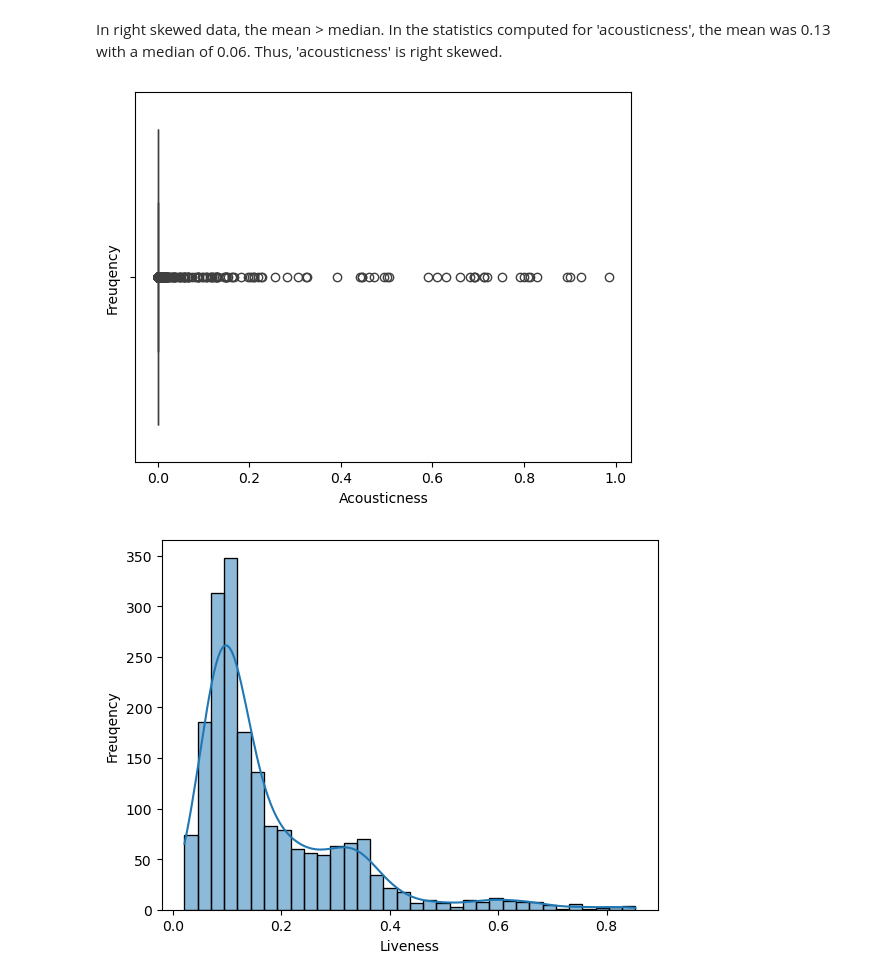
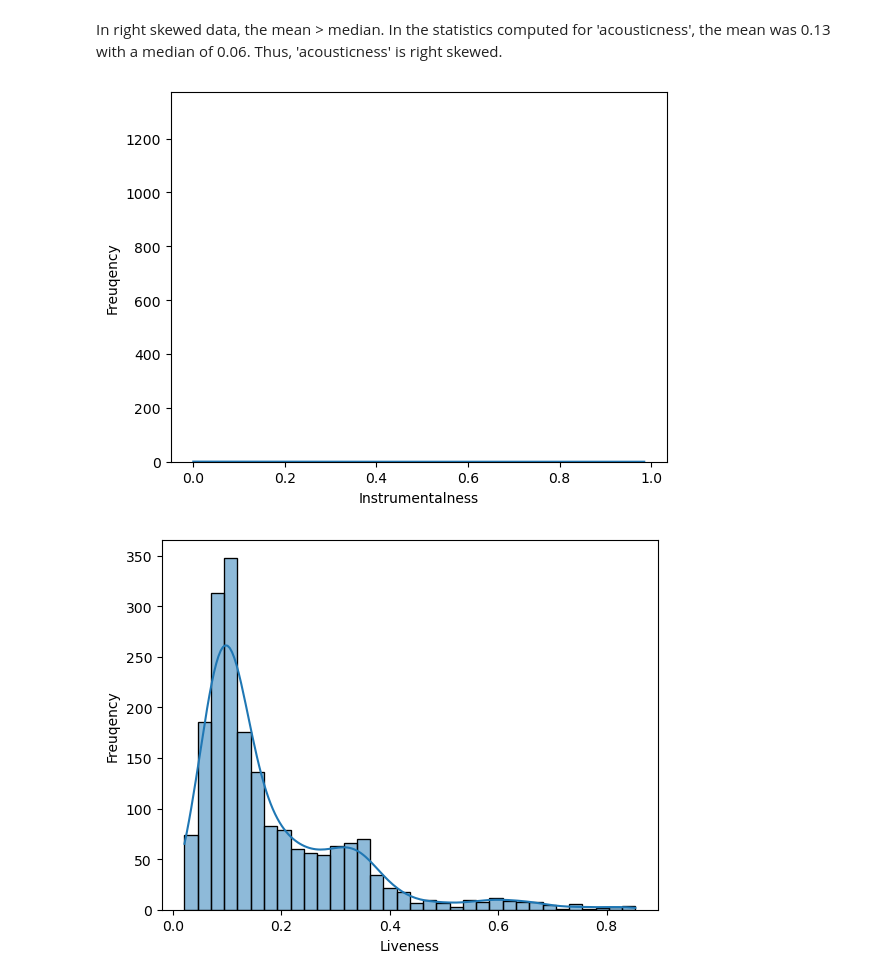
Before and after one commit to antoniasunseri/Spotify-Analysis, a Jupyter notebook: Spotify_Analysis_Sunseri_Kumarapeli.ipynb, the cells around one changed output. Drawn from its saved outputs; the diff is of its cells as text; code cells hidden in the pictures.

```diff
--- a/Spotify_Analysis_Sunseri_Kumarapeli.ipynb
+++ b/Spotify_Analysis_Sunseri_Kumarapeli.ipynb
@@ -245,12 +245,12 @@ Mean: 0.12817264961360122, Median: 0.0558
 # %% [markdown]
 In right skewed data, the mean > median. In the statistics computed for 'acousticness', the mean was 0.13 with a median of 0.06. Thus, 'acousticness' is right skewed.
 # %%
-sns.boxplot(data = dataframe_filtered, x = 'instrumentalness')
-plt.xlabel('Acousticness')
+sns.histplot(data = dataframe_filtered, x = 'instrumentalness', kde = True)
+plt.xlabel('Instrumentalness')
 plt.ylabel('Freuqency')
 plt.show()
 # %% [output]
-[figure, old version]
+[figure, new version]
 # %%
 sns.histplot(data = dataframe_filtered, x = 'liveness', kde = True)
 plt.xlabel('Liveness')
```
Also changed, not shown: parts of 3 cells of this notebook.
